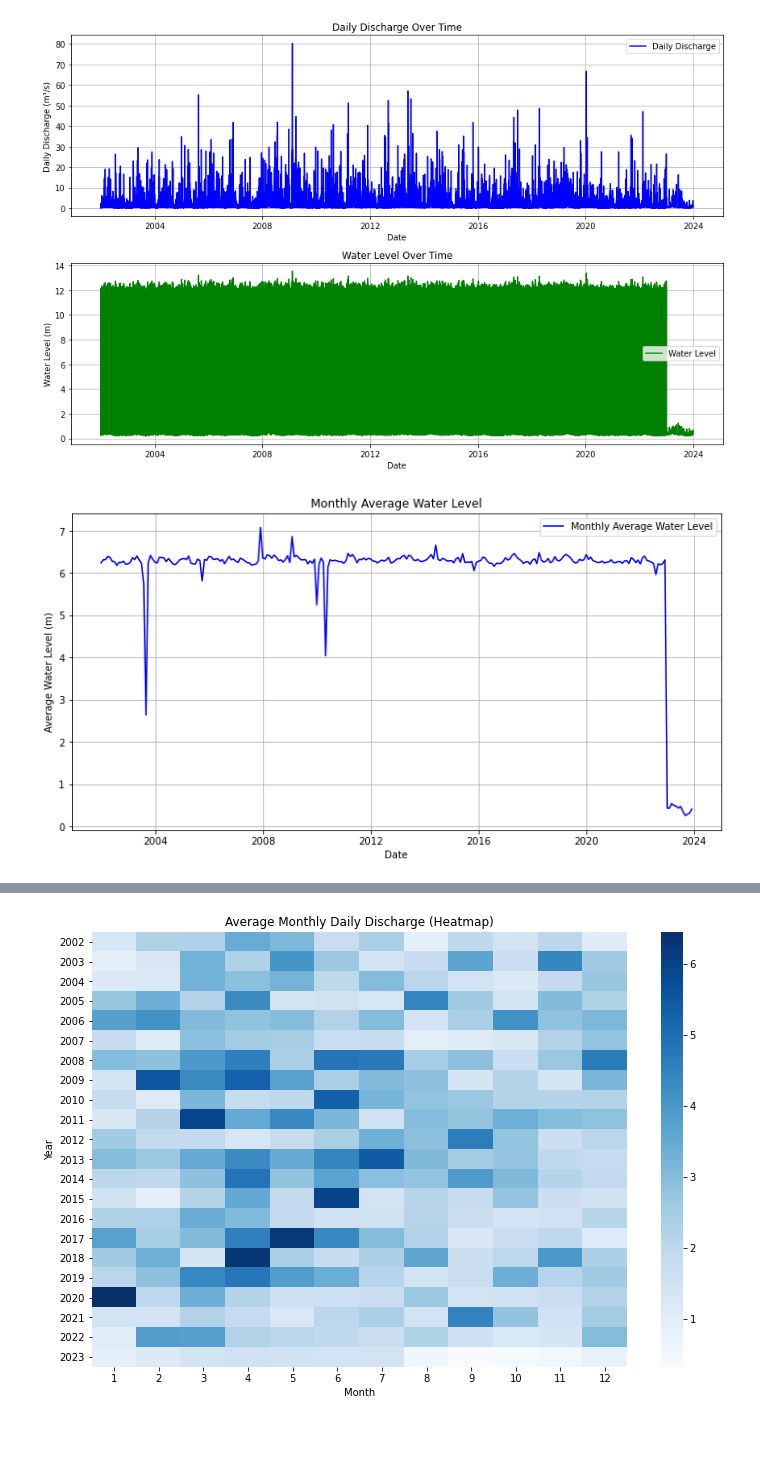
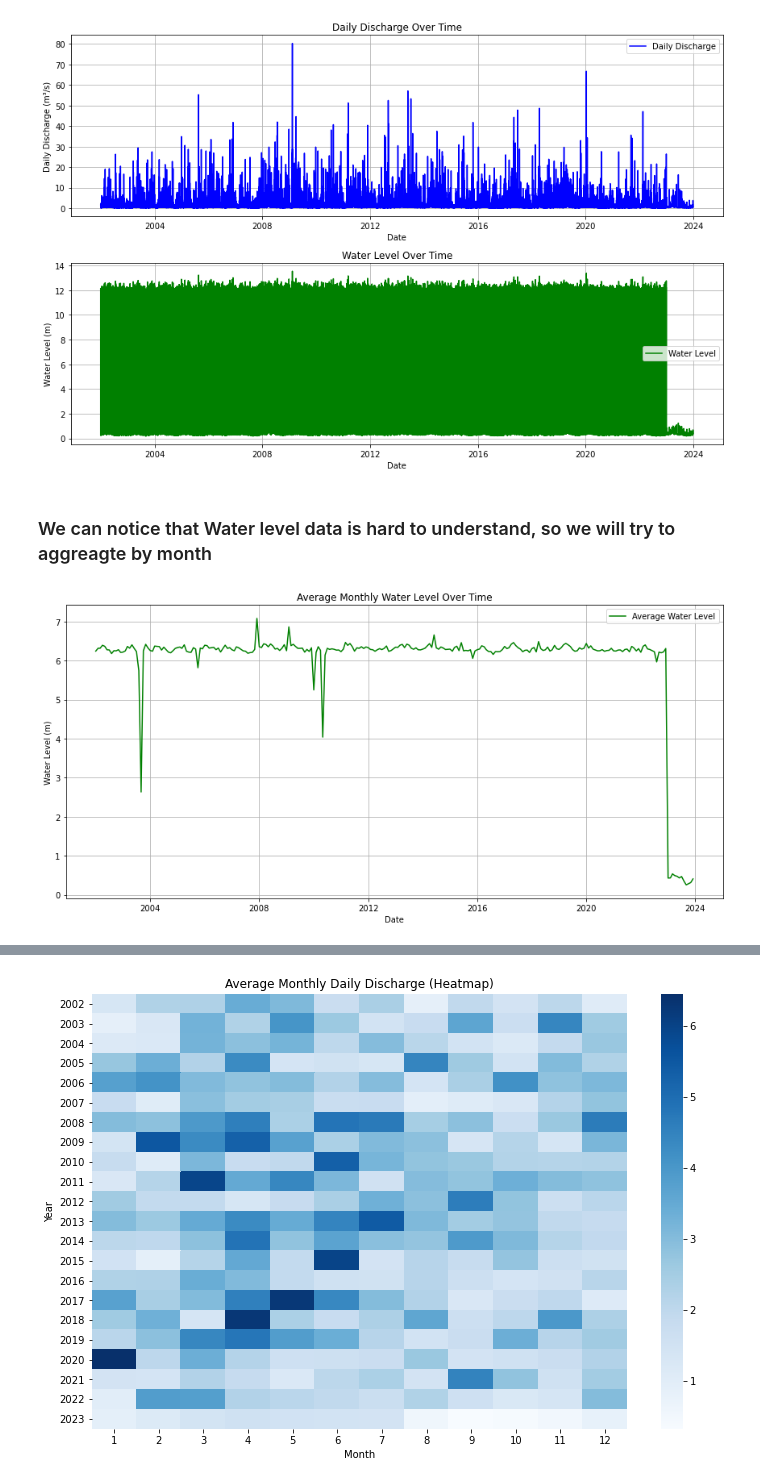
Before and after one commit to Lyimo-The-Destroyer/Papas-Piazzeria, a Jupyter notebook: Code Material/Flow data analysis.ipynb, the cells around one changed output, grey strips where cells are left out. Saved outputs shown, nothing was run; the diff lists cells and outputs as text; code cells hidden in the pictures; blank space fills up the shorter version.

Commit message:
Updated graphs

```diff
--- a/Code Material/Flow data analysis.ipynb
+++ b/Code Material/Flow data analysis.ipynb
@@ -159,24 +165,24 @@ plt.tight_layout()
 plt.show()
 # %% [output]
 [figure]
+# %% [markdown]
+### We can notice that Water level data is hard to understand, so we will try to aggreagte by month
 # %%
-# Create a 'Year-Month' column for grouping
-flow_data_merged["YearMonth"] = flow_data_merged["Date"].dt.to_period("M")
+# Create a new column for Year-Month
+flow_data_merged["YearMonth"] = flow_data_merged["Date"].dt.to_period("M").dt.to_timestamp()
 
-# Compute monthly averages
-monthly_avg = flow_data_merged.groupby("YearMonth")["water_level"].mean().reset_index()
+# Group by Year-Month and calculate average water level
+monthly_water_level = flow_data_merged.groupby("YearMonth")["water_level"].mean().reset_index()
 
-# Convert 'YearMonth' back to a datetime format for plotting
-monthly_avg["YearMonth"] = monthly_avg["YearMonth"].dt.to_timestamp()
-
-# Plot the monthly average
+# Plot the monthly average water level
 plt.figure(figsize=(12, 6))
-plt.plot(monthly_avg["YearMonth"], monthly_avg["water_level"], color="blue", label="Monthly Average Water Level")
+plt.plot(monthly_water_level["YearMonth"], monthly_water_level["water_level"], color="green", label="Average Water Level")
 plt.xlabel("Date")
-plt.ylabel("Average Water Level (m)")
-plt.title("Monthly Average Water Level")
+plt.ylabel("Water Level (m)")
+plt.title("Average Monthly Water Level Over Time")
 plt.grid(True)
 plt.legend()
+plt.tight_layout()
 plt.show()
 # %% [output]
-[figure, old version]
+[figure, new version]
```
Also changed, not shown: parts of 19 cells of this notebook.
